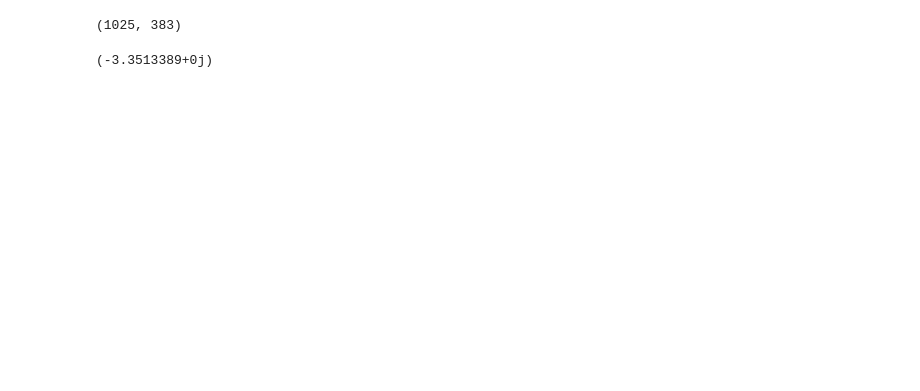
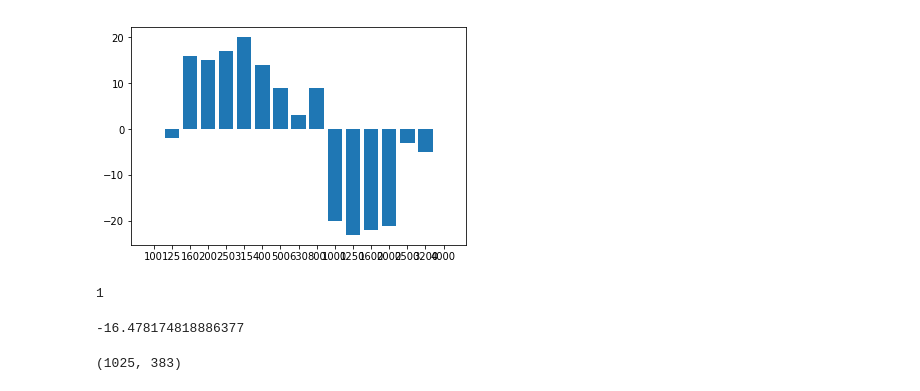
Before and after one commit to BeyondCloud/FUJI_Graphic_EQ, a Jupyter notebook: Bandpass_filter.ipynb, the cells around one changed output. Cells and saved outputs as stored; diff of their text form; code cells hidden in the pictures; blank space fills up the shorter version.

```diff
--- a/Bandpass_filter.ipynb
+++ b/Bandpass_filter.ipynb
@@ -9,3 +56,31 @@ import numpy as np
+# %%
+import numpy as np
+import matplotlib.pyplot as plt
+
+# Make a fake dataset:
+height = a2u
+
+bars = f_tbl
+
+y_pos = np.arange(len(bars))
+# Create bars
+plt.bar(y_pos, height)
+# Create names on the x-axis
+plt.xticks(y_pos, bars)
+# Show graphic
+plt.show()
+# %% [output]
+[figure, added]
+# %%
+t[2]
+# %% [output]
+1
+# %%
+def toDB(x):
+    return 20*np.log10(x)
+toDB(0.15)
+# %% [output]
+-16.478174818886377
 # %%
 x,fs = sf.read('my_a.wav')
 frame_period = 10
@@ -14,10 +89,6 @@ print(X.shape)
 xx = librosa.istft(X,hop_length=int(44100/(1000/frame_period)))
 # %% [output]
 (1025, 383)
-# %%
-D_short[0][0]
-# %% [output]
-(-3.3513389+0j)
 # %%
 from scipy import signal
 from scipy.fftpack import fft, fftshift
```
Also changed, not shown: parts of 6 cells of this notebook, 1 other file.
